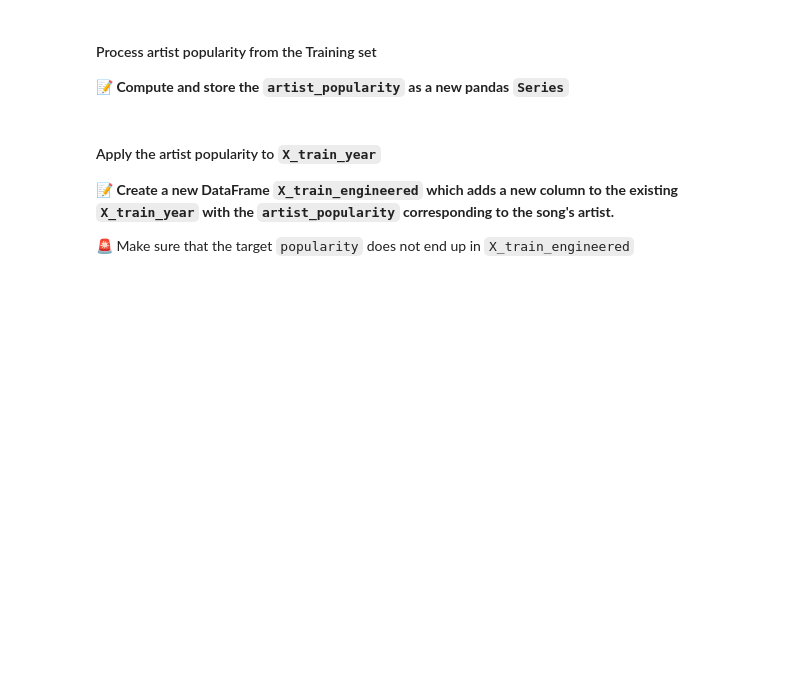
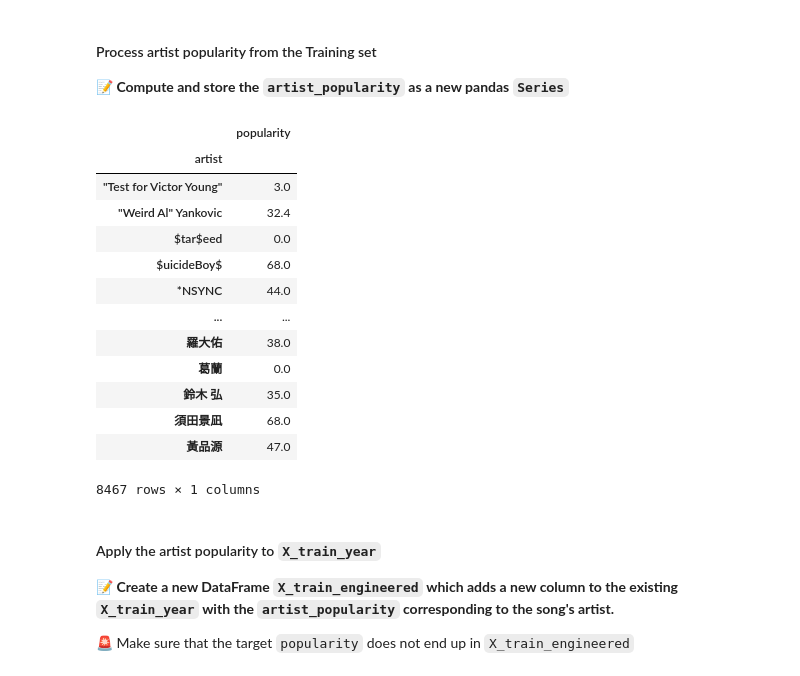
Before and after one commit to Agnes-Lain/data-certification-exam, a Jupyter notebook: machine_learning/spotify_popularity_predictor.ipynb, the cells around one changed output. Saved outputs shown, nothing was run; the diff lists cells and outputs as text; code cells hidden in the pictures; blank space fills up the shorter version.

```diff
--- a/machine_learning/spotify_popularity_predictor.ipynb
+++ b/machine_learning/spotify_popularity_predictor.ipynb
@@ -200,0 +244,17 @@ We could instead create an `artist_popularity` feature containing the mean popul
+# %%
+artist_pop
+# %% [output]
+|  | popularity |
+| artist |  |
+| "Test for Victor Young" | 3.0 |
+| "Weird Al" Yankovic | 32.4 |
+| $tar$eed | 0.0 |
+| $uicideBoy$ | 68.0 |
+| *NSYNC | 44.0 |
+| ... | ... |
+| 羅大佑 | 38.0 |
+| 葛蘭 | 0.0 |
+| 鈴木 弘 | 35.0 |
+| 須田景凪 | 68.0 |
+| 黃品源 | 47.0 |
+8467 rows × 1 columns
```
Also changed, not shown: parts of 16 cells of this notebook, 1 other file.
